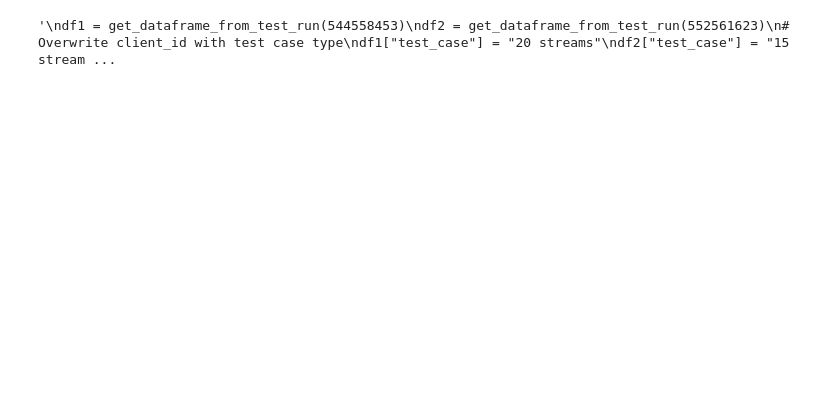
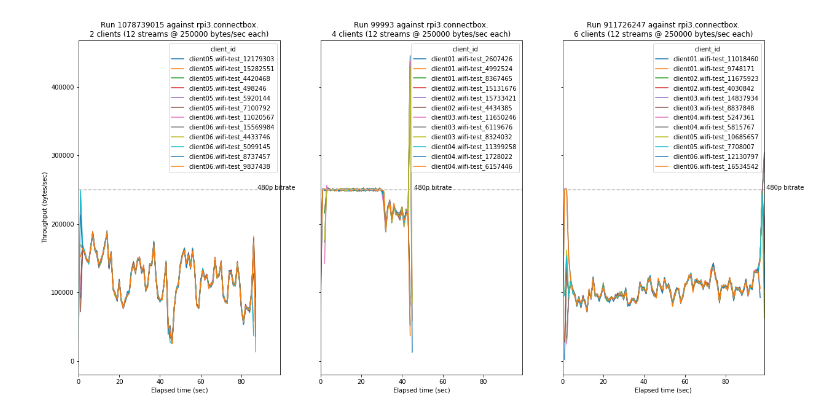
Before and after one commit to ConnectBox/wifi-test-framework, a Jupyter notebook: analysis/network-benchmarks.ipynb, the cells around one changed output. Saved outputs shown, nothing was run; the diff lists cells and outputs as text; code cells hidden in the pictures; blank space fills up the shorter version.

Commit message:
Plot multiple run_ids on same plot

```diff
--- a/analysis/network-benchmarks.ipynb
+++ b/analysis/network-benchmarks.ipynb
@@ -12,6 +12,7 @@ import configparser
 import glob
 import io
 
+import matplotlib.pyplot as plt
 import pandas as pd
 import numpy as np
 
@@ -77,11 +78,11 @@ def get_graph_title_for_run(test_run_id):
     return title
 
 
-def show_run_df_as_line_graph(df, title):
+def show_run_df_as_line_graph(df, title, ax):
     pivot_df = df.pivot(index="time_offset",
                         columns="client_id",
                         values="bytes_per_sec")
-    ax = pivot_df.plot(figsize=(10, 10))
+    ax = pivot_df.plot(figsize=(20, 10), ax=ax)
     ax.set_xlabel("Elapsed time (sec)")
     ax.set_xbound(lower=0)
     ax.set_ylabel("Throughput (bytes/sec)")
@@ -91,6 +92,21 @@ def show_run_df_as_line_graph(df, title):
     ax.annotate(" 480p bitrate",
                 (max(df["time_offset"]), 250000))
     ax.set_title(title)
+
+
+def show_multiple_run_ids_as_line_graph(run_ids):
+    fig, axes = plt.subplots(1, len(run_ids),
+                             sharex=True,
+                             sharey=True,
+                             squeeze=False)
+
+    for idx, run_id in enumerate(run_ids):
+        summary_data = get_dataframe_from_test_run(run_id)
+        show_run_df_as_line_graph(
+            summary_data,
+            get_graph_title_for_run(run_id),
+            ax=axes[0][idx]
+        )
 
 
 def show_run_df_as_boxplot(df, title):
@@ -108,11 +124,6 @@ def show_run_df_as_boxplot(df, title):
     ax2.axhline(y=250000, color='0.75', linestyle="--")
     ax2.annotate("       480p bitrate", (max(df["time_offset"]), 250000))
     ax2.set_title(title)
-
-# df1 = get_dataframe_from_test_run(1234)
-# df2 = get_dataframe_from_test_run(5678)
-# df1_and_df2 = pd.concat([df1, df2])
-# df1_and_df2["test_case"] = "MAF1"
 # %%
 run_id = 675426226    # 2 good clients, 15 streams
 run_id2 = 544558453   # 2 good clients, 20 streams
@@ -150,15 +168,0 @@ summary_data = get_dataframe_from_test_run(run_id)
-# %%
-"""
-df1 = get_dataframe_from_test_run(544558453)
-df2 = get_dataframe_from_test_run(552561623)
-# Overwrite client_id with test case type
-df1["test_case"] = "20 streams"
-df2["test_case"] = "15 streams"
-cdf = pd.concat([df1, df2])
-#summary_data = pd.concat([df1, df2])
-fig, axes = plt.subplots(ncols=2, figsize=(10, 10))
-#show_run_df_as_line_graph(cdf,"Wifi throughput test id: {0}".format(run_id))
-show_run_df_as_line_graph(cdf,"Wifi throughput test id: {0}".format(run_id), grouper="test_case")
-"""
-# %% [output]
-'\ndf1 = get_dataframe_from_test_run(544558453)\ndf2 = get_dataframe_from_test_run(552561623)\n# Overwrite client_id with test case type\ndf1["test_case"] = "20 streams"\ndf2["test_case"] = "15 stream ...
@@ -167 +169,5 @@ show_run_df_as_line_graph(summary_data, get_graph_title_for_run(run_id))
+# %%
+show_multiple_run_ids_as_line_graph([1078739015, 99993, 911726247])
+# %% [output]
+[figure, added]
 # %%
```
Also changed, not shown: parts of 3 cells of this notebook, 1 other file.
